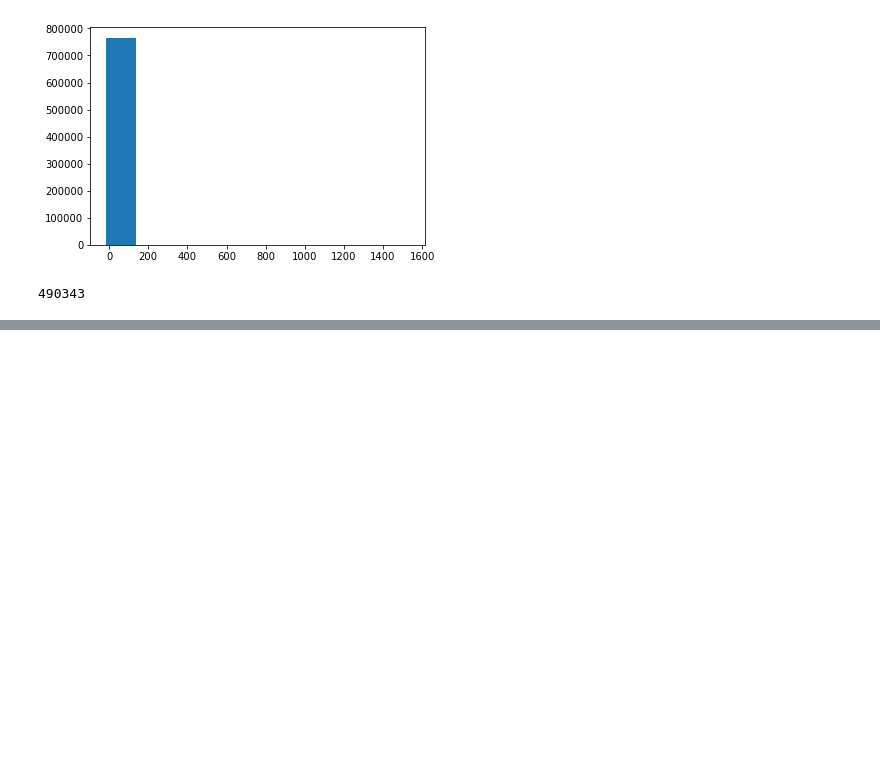
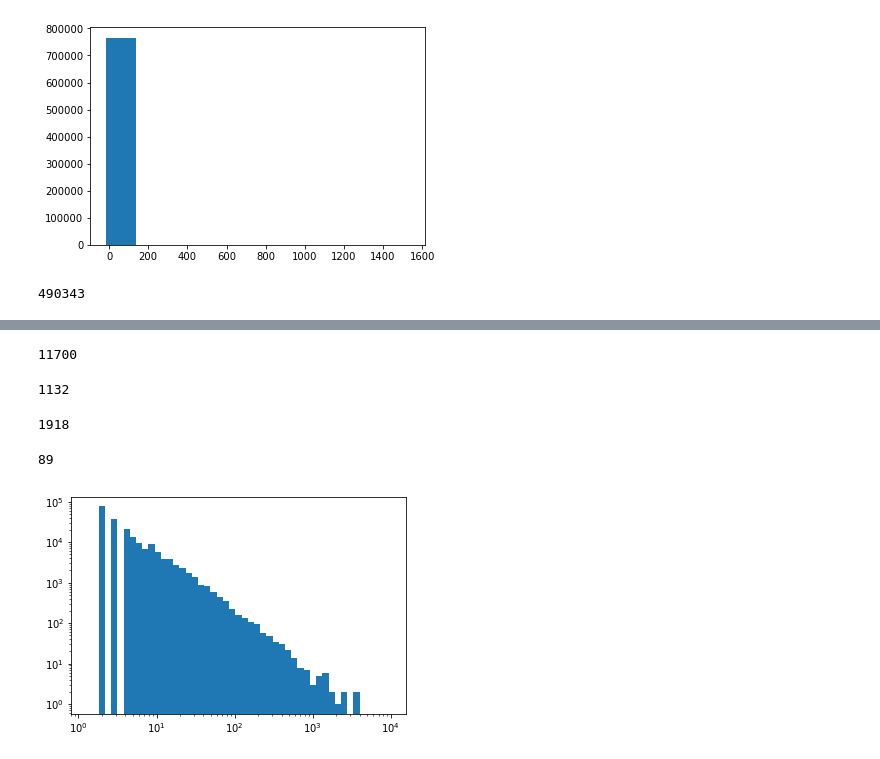
Before and after one commit to MaxRuenz/StackoverflowAnalysis, a Jupyter notebook: Data Processing.ipynb, the cells around one changed output, grey strips where cells are left out. Drawn from its saved outputs; the diff is of its cells as text; code cells hidden in the pictures; blank space fills up the shorter version.

```diff
--- a/Data Processing.ipynb
+++ b/Data Processing.ipynb
@@ -234,3 +234,5 @@ for v in votes:
 cnt
 # %% [output]
 490343
+# %%
+d3_network = nx.read_edgelist(os.path.join("Tags", "javascript_ordered_list.txt"),nodetype=int, data=(('time',str),('votes', int)))
@@ -236,0 +278,24 @@ cnt
+# %%
+len(d3_network.nodes())
+# %% [output]
+11700
+# %%
+len(max(nx.connected_component_subgraphs(d3_network), key=len).nodes())
+# %% [output]
+1132
+# %%
+len(d3_network.edges())
+# %% [output]
+1918
+# %%
+d3_network.number_of_selfloops()
+# %% [output]
+89
+# %%
+degrees_dict = d3_network.degree()
+degrees = np.asarray([ [key,degrees_dict[key]] for key in degrees_dict])
+plt.hist(degrees[:,1], bins=np.logspace(0.1, 4, 50))
+plt.gca().set_xscale("log")
+plt.gca().set_yscale("log")
+# %% [output]
+[figure, added]
```
Also changed, not shown: parts of 8 cells of this notebook, 5 other files.
